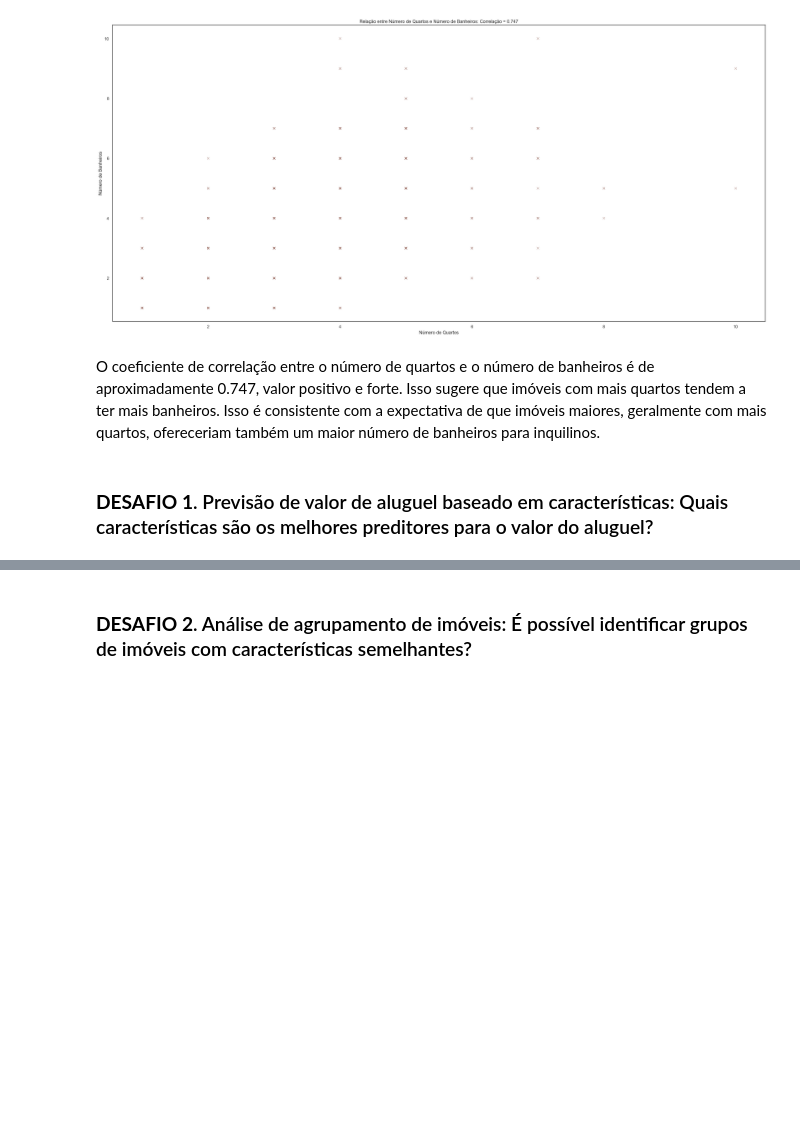
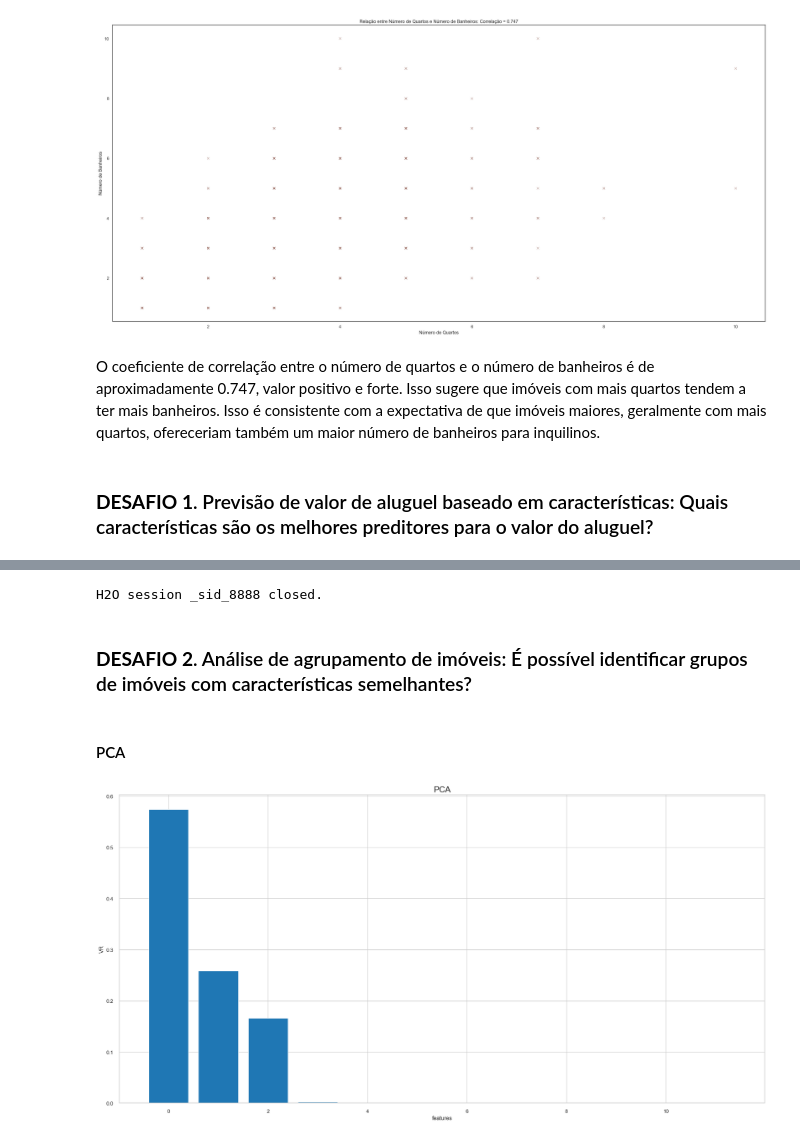
Before and after one commit to GuttoF/brazilian_house_for_rent, a Jupyter notebook: notebooks/notebook_1.ipynb, the cells around one changed output, grey strips where cells are left out. Saved outputs shown, nothing was run; the diff lists cells and outputs as text; code cells hidden in the pictures; blank space fills up the shorter version.

```diff
--- a/notebooks/notebook_1.ipynb
+++ b/notebooks/notebook_1.ipynb
@@ -135,6 +153,32 @@ def identify_outliers(dataframe, variables):
         outlier_dataframes[var] = pd.DataFrame(outliers.nlargest(5, var), columns=['id', var])
 
     return outlier_dataframes
+
+
+def plot_label(title, xlabel, ylabel, fontsize):
+    plt.title(title, fontsize = 18)
+    plt.xlabel(xlabel, fontsize = fontsize)
+    plt.ylabel(ylabel, fontsize = fontsize)
+    sns.set_context('notebook')
+
+
+def silhouette_score_result(clusters, model_list, color):
+    """Generates a silhouette score of one model
+    Args:
+        clusters: [A list with clusters]
+        model_list: [A list of the model labels info]
+        color: [Color of the line]
+    Returns:
+        [Image]: [Silhouette Score]
+    """
+
+    ax = plt.plot(clusters, model_list, linestyle = '--', marker = 'o', color = color)
+    plt.xlabel('Cluster')
+    plt.xticks(clusters)
+    plt.ylabel('Silhouette Score')
+    plt.title('Comparação de Resultados')
+
+    return ax
 # %% [markdown]
 ## Regras
 
@@ -940,3 +1083,28 @@ O coeficiente de correlação entre o número de quartos e o número de banheiro
+# %%
+h2o.cluster().shutdown()
+# %% [output]
+H2O session _sid_8888 closed.
 # %% [markdown]
 
 ### **DESAFIO 2**. Análise de agrupamento de imóveis: É possível identificar grupos de imóveis com características semelhantes?
+# %% [markdown]
+#### PCA
+# %%
+df_cluster = data.drop(columns = ['total', 'id'])
+ids = data['id']
+# %%
+pca = PCA(n_components = df_cluster.shape[1])
+principal_components = pca.fit_transform(df_cluster)
+
+# plot
+features = range(pca.n_components_)
+plt.bar(features, pca.explained_variance_ratio_)
+plot_label('PCA', 'features', 'VR', 12)
+
+# pca component
+df_pca = pd.DataFrame(principal_components)
+
+# saving figure
+plt.savefig(homepath + 'reports/figures/pca.png')
+# %% [output]
+[figure, added]
```
Also changed, not shown: parts of 27 cells of this notebook, 16 other files.
